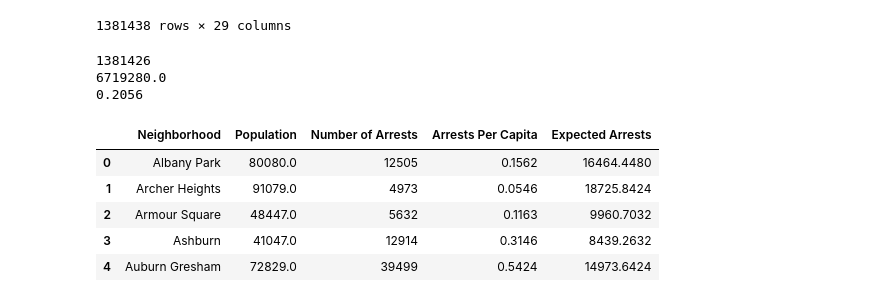
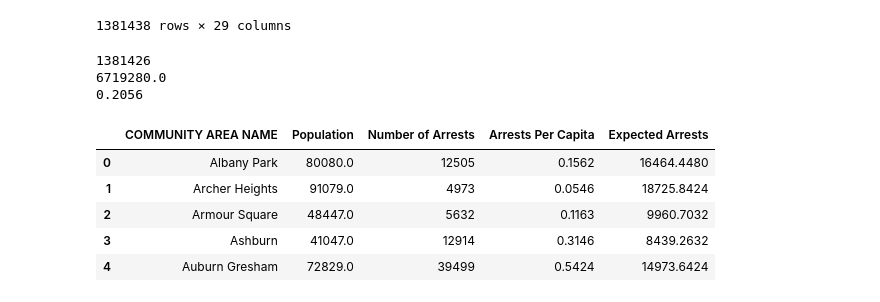
Before and after one commit to nhebert/Project, a Jupyter notebook: Project_Data_Complete.ipynb, the cells around one changed output. Saved outputs shown, nothing was run; the diff lists cells and outputs as text; code cells hidden in the pictures.

```diff
--- a/Project_Data_Complete.ipynb
+++ b/Project_Data_Complete.ipynb
@@ -106,35 +106,35 @@ cs_df
 # %%
 #Statistical Significance Analysis
 
 #Retrieve population by neighborhood
 population_df = cs_df.groupby(["COMMUNITY AREA NAME"]).mean().reset_index()
 population_df = population_df[["COMMUNITY AREA NAME","Population"]]
-population_df = population_df.rename(columns={'COMMUNITY AREA NAME': 'Neighborhood', 'Population': 'Population'})
+population_df = population_df.rename(columns={'COMMUNITY AREA NAME': 'COMMUNITY AREA NAME', 'Population': 'Population'})
 
 #Retrieve crime count by neighborhood
 crime_count = cs_df.groupby(["COMMUNITY AREA NAME"]).count().reset_index()
 crime_count = crime_count[["COMMUNITY AREA NAME","ID"]]
-crime_count = crime_count.rename(columns={'COMMUNITY AREA NAME': 'Neighborhood', 'ID': 'Number of Arrests'})
+crime_count = crime_count.rename(columns={'COMMUNITY AREA NAME': 'COMMUNITY AREA NAME', 'ID': 'Number of Arrests'})
 
 #merge DataFrames and calculate arrests per capita
-neighborhood_df = population_df.merge(crime_count, on='Neighborhood', how='left')
+neighborhood_df = population_df.merge(crime_count, on='COMMUNITY AREA NAME', how='left')
 neighborhood_df["Arrests Per Capita"] = round(neighborhood_df["Number of Arrests"] / neighborhood_df["Population"],4)
 
 #calculate citywide averages for null hypothesis
 total_arrests = neighborhood_df["Number of Arrests"].sum()
 print(total_arrests)
 total_population = neighborhood_df["Population"].sum()
 print(total_population)
 total_crime_per_capita = round(total_arrests/total_population,4)
 print(total_crime_per_capita)
 neighborhood_df["Expected Arrests"] = neighborhood_df["Population"]*total_crime_per_capita
 
 neighborhood_df.head()
 # %% [output]
 1381426
 6719280.0
 0.2056
-|  | Neighborhood | Population | Number of Arrests | Arrests Per Capita | Expected Arrests |
+|  | COMMUNITY AREA NAME | Population | Number of Arrests | Arrests Per Capita | Expected Arrests |
 | 0 | Albany Park | 80080.0 | 12505 | 0.1562 | 16464.4480 |
 | 1 | Archer Heights | 91079.0 | 4973 | 0.0546 | 18725.8424 |
 | 2 | Armour Square | 48447.0 | 5632 | 0.1163 | 9960.7032 |
```
Also changed, not shown: parts of 9 cells of this notebook.
